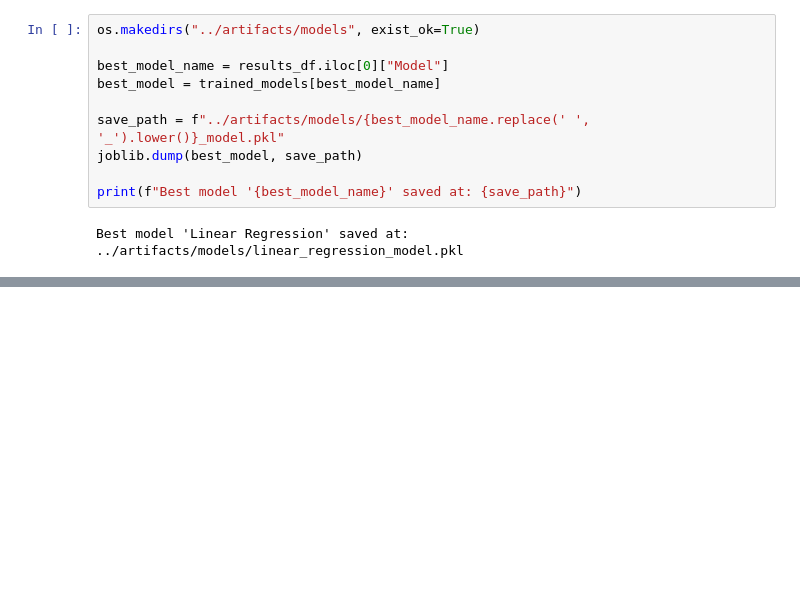
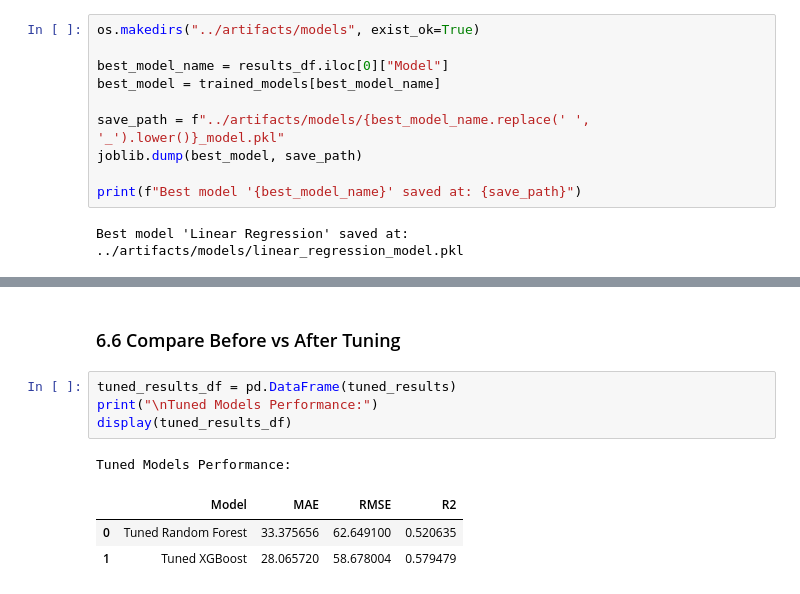
Before and after one commit to nadukayomal/appliance-energy-prediction-dl, a Jupyter notebook: notebooks/04_multi_model_training.ipynb, the cells around one changed output, grey strips where cells are left out. Drawn from its saved outputs; the diff is of its cells as text; blank space fills up the shorter version.

```diff
--- a/notebooks/04_multi_model_training.ipynb
+++ b/notebooks/04_multi_model_training.ipynb
@@ -155,0 +293,11 @@ Best model 'Linear Regression' saved at: ../artifacts/models/linear_regression_m
+# %% [markdown]
+### 6.6 Compare Before vs After Tuning
+# %%
+tuned_results_df = pd.DataFrame(tuned_results)
+print("\nTuned Models Performance:")
+display(tuned_results_df)
+# %% [output]
+Tuned Models Performance:
+|  | Model | MAE | RMSE | R2 |
+| 0 | Tuned Random Forest | 33.375656 | 62.649100 | 0.520635 |
+| 1 | Tuned XGBoost | 28.065720 | 58.678004 | 0.579479 |
```
Also changed, not shown: parts of 16 cells of this notebook, 44 other files.
